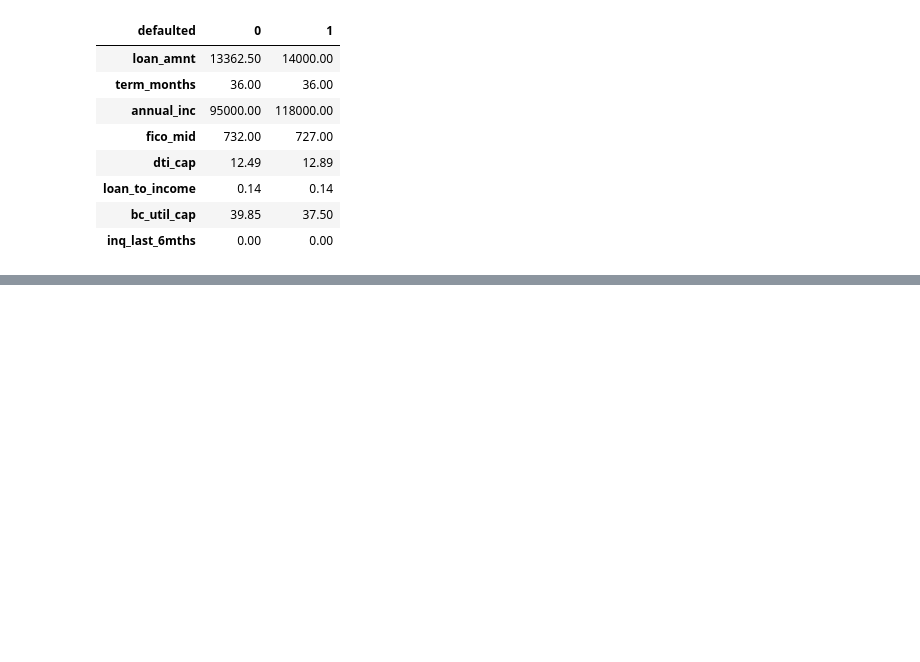
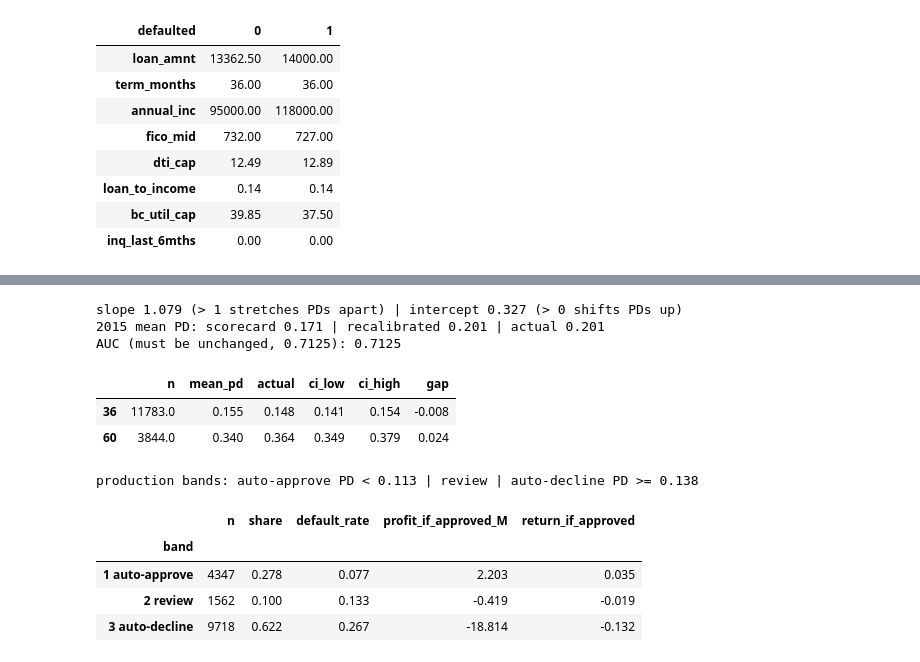
Before and after one commit to Kalki767/credit-risk-assessment, a Jupyter notebook: notebooks/09_model.ipynb, the cells around one changed output, grey strips where cells are left out. Drawn from its saved outputs; the diff is of its cells as text; code cells hidden in the pictures; blank space fills up the shorter version.

Commit message:
Error analysis on 2015 (income x term, confident errors) and conservative production recalibration

```diff
--- a/notebooks/09_model.ipynb
+++ b/notebooks/09_model.ipynb
@@ -749,10 +749,10 @@ def band(p, t1=T1, t2=T2):
     p = np.asarray(p)
     return np.where(p < t1, "1 auto-approve", np.where(p < t2, "2 review", "3 auto-decline"))
 
-def band_table(p, y, amount):
+def band_table(p, y, amount, t1=T1, t2=T2):
     """Share of applications, default rate, and profit if every loan in the band were approved."""
     y, amount = np.asarray(y), np.asarray(amount)
-    df = pd.DataFrame({"band": band(p), "y": y, "amt": amount,
+    df = pd.DataFrame({"band": band(p,t1,t2), "y": y, "amt": amount,
                        "pnl": np.where(y == 1, -LOSS, GAIN) * amount})
     t = df.groupby("band").agg(n=("y", "size"), default_rate=("y", "mean"),
                                profit_if_approved_M=("pnl", "sum"), volume=("amt", "sum"))
@@ -1005,0 +1014,39 @@ safest 10%: 1563 loans | mean PD 0.045 | actual 0.047
+# %%
+from scipy.special import logit, expit
+
+# 1. production recalibration: Platt on 2015 outcomes (2 numbers; ranking unchanged)
+platt_2015 = LogisticRegression(C=1e6, max_iter=1000).fit(logit(pd_sc).reshape(-1, 1), yv)
+A_CAL, B_CAL = float(platt_2015.coef_[0, 0]), float(platt_2015.intercept_[0])
+
+def recalibrate(p):
+    """Production PD: Platt correction of the scorecard PD, learned on 2015 outcomes."""
+    return expit(A_CAL * logit(np.asarray(p)) + B_CAL)
+
+pd_prod = recalibrate(pd_sc)
+print(f"slope {A_CAL:.3f} (> 1 stretches PDs apart) | intercept {B_CAL:.3f} (> 0 shifts PDs up)")
+print(f"2015 mean PD: scorecard {pd_sc.mean():.3f} | recalibrated {pd_prod.mean():.3f} | actual {yv.mean():.3f}")
+print("AUC (must be unchanged, 0.7125):", round(ranking_metrics(yv, pd_prod)["auc"], 4))
+
+# 2. calibration by term after the correction (in-sample, a check only)
+display(calib_by(valid["term_months"], pd_prod, yv).round(3))
+
+# 3. production bands: centred on the economic break-even, 10% review capacity
+BREAK_EVEN = GAIN / (GAIN + LOSS)                                 # 0.10 / 0.80 = 0.125
+q_be = (pd_prod < BREAK_EVEN).mean()
+T1_PROD = float(np.quantile(pd_prod, q_be - REVIEW_SHARE / 2))
+T2_PROD = float(np.quantile(pd_prod, q_be + REVIEW_SHARE / 2))
+print(f"production bands: auto-approve PD < {T1_PROD:.3f} | review | auto-decline PD >= {T2_PROD:.3f}")
+display(band_table(pd_prod, yv, amt, T1_PROD, T2_PROD).round(3))
+# %% [output]
+slope 1.079 (> 1 stretches PDs apart) | intercept 0.327 (> 0 shifts PDs up)
+2015 mean PD: scorecard 0.171 | recalibrated 0.201 | actual 0.201
+AUC (must be unchanged, 0.7125): 0.7125
+|  | n | mean_pd | actual | ci_low | ci_high | gap |
+| 36 | 11783.0 | 0.155 | 0.148 | 0.141 | 0.154 | -0.008 |
+| 60 | 3844.0 | 0.340 | 0.364 | 0.349 | 0.379 | 0.024 |
+production bands: auto-approve PD < 0.113 | review | auto-decline PD >= 0.138
+|  | n | share | default_rate | profit_if_approved_M | return_if_approved |
+| band |  |  |  |  |  |
+| 1 auto-approve | 4347 | 0.278 | 0.077 | 2.203 | 0.035 |
+| 2 review | 1562 | 0.100 | 0.133 | -0.419 | -0.019 |
+| 3 auto-decline | 9718 | 0.622 | 0.267 | -18.814 | -0.132 |
```
Also changed, not shown: parts of 1 cell of this notebook.
